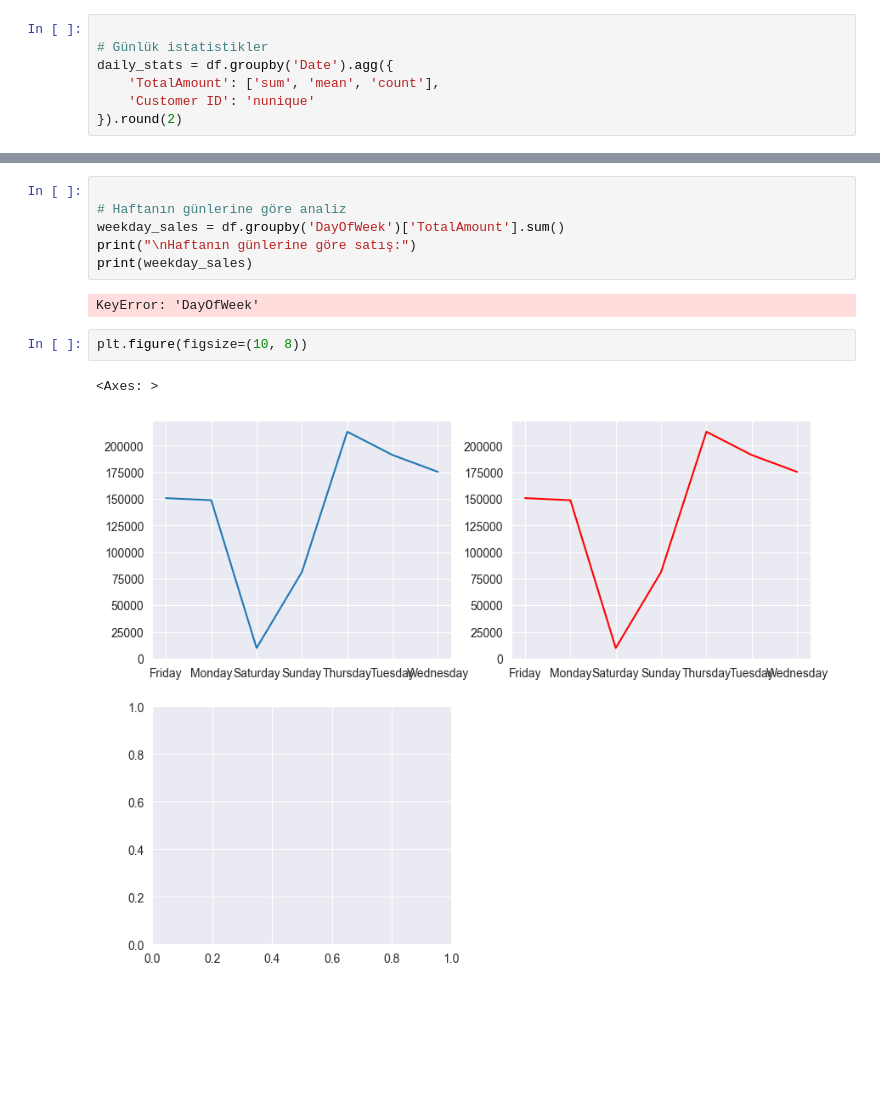
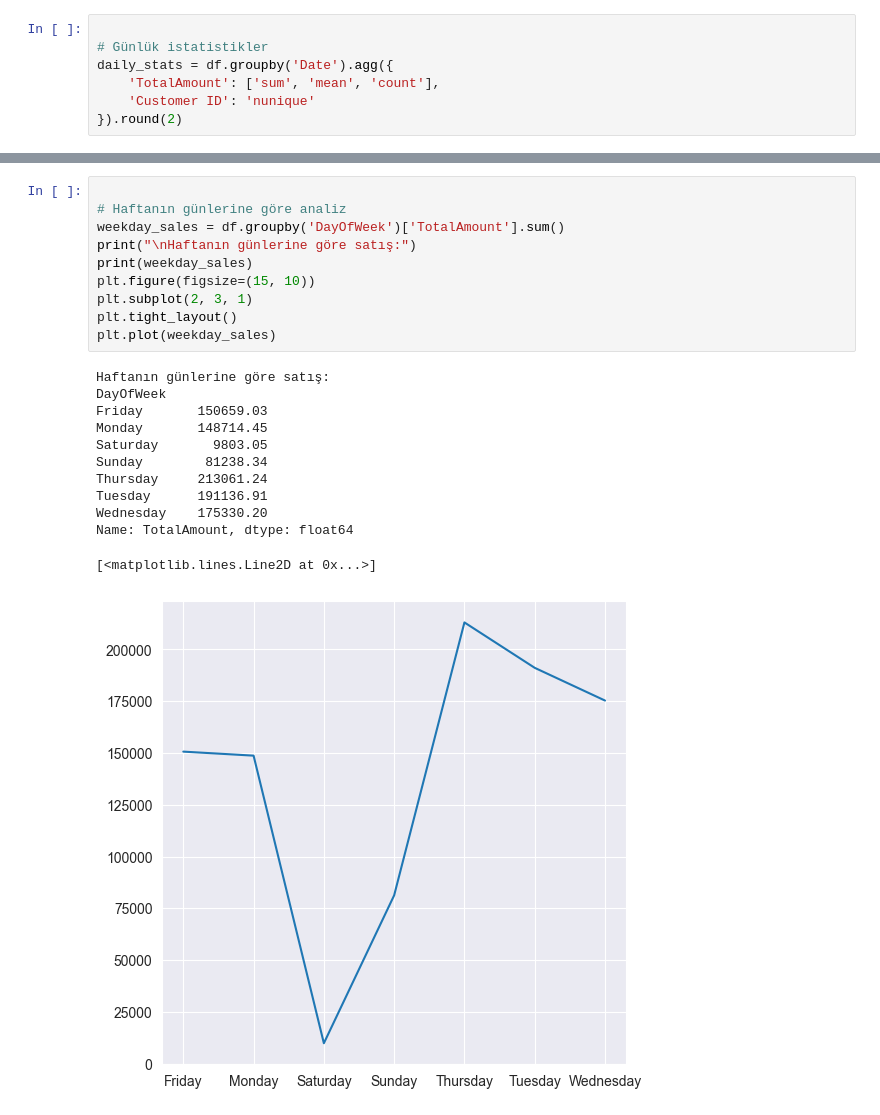
Before and after one commit to yi9itc4n/efectura_case, a Jupyter notebook: notebooks/01_data_exploration.ipynb, the cells around one changed output, grey strips where cells are left out. Saved outputs shown, nothing was run; the diff lists cells and outputs as text; blank space fills up the shorter version.

```diff
--- a/notebooks/01_data_exploration.ipynb
+++ b/notebooks/01_data_exploration.ipynb
@@ -106,13 +124,23 @@ print(daily_stats)
 # %%
 
 # Haftanın günlerine göre analiz
 weekday_sales = df.groupby('DayOfWeek')['TotalAmount'].sum()
 print("\nHaftanın günlerine göre satış:")
 print(weekday_sales)
+plt.figure(figsize=(15, 10))
+plt.subplot(2, 3, 1)
+plt.tight_layout()
+plt.plot(weekday_sales)
 # %% [output]
-KeyError: 'DayOfWeek'
+Haftanın günlerine göre satış:
+DayOfWeek
+Friday       150659.03
+Monday       148714.45
+Saturday       9803.05
+Sunday        81238.34
+Thursday     213061.24
+Tuesday      191136.91
+Wednesday    175330.20
+Name: TotalAmount, dtype: float64
+[<matplotlib.lines.Line2D at 0x...>]
+[figure, added]
-# %%
-plt.figure(figsize=(10, 8))
-# %% [output]
-<Axes: >
-[figure, removed]
```
Also changed, not shown: parts of 2 cells of this notebook.
